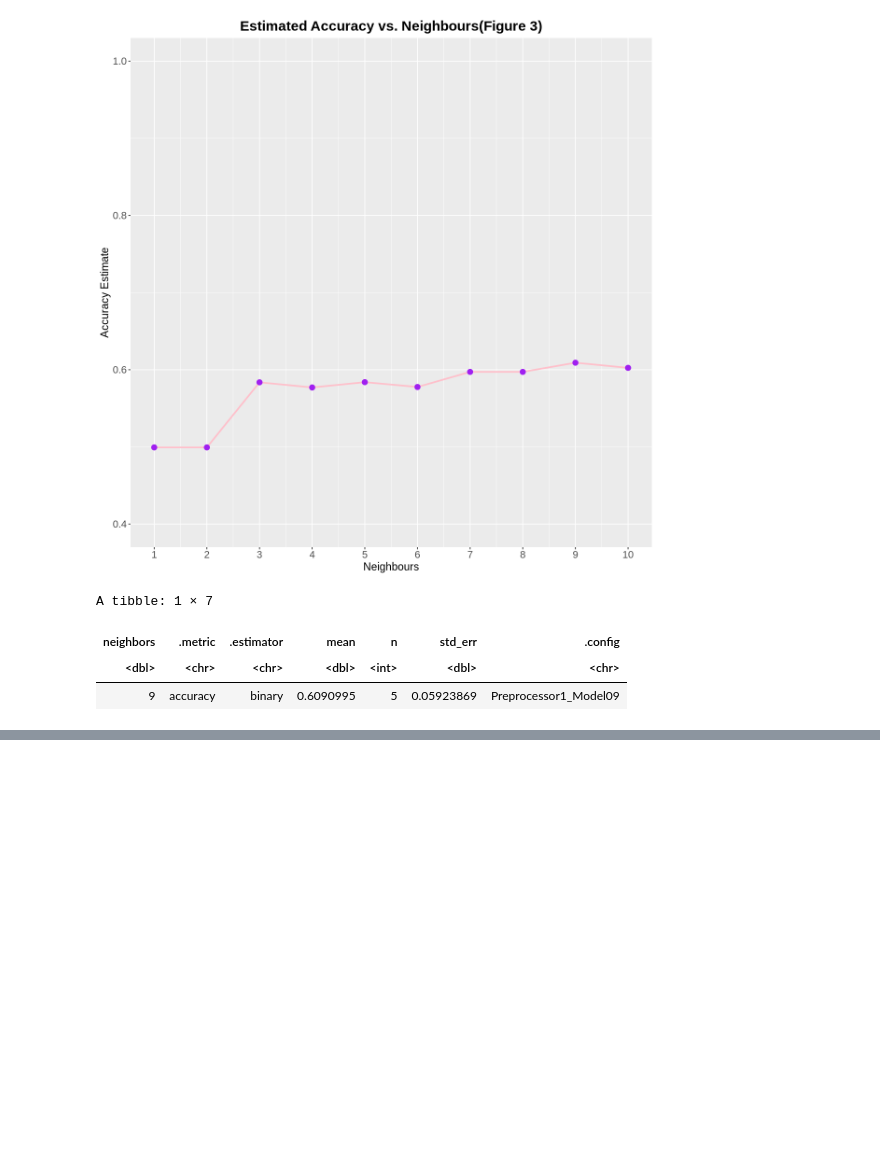
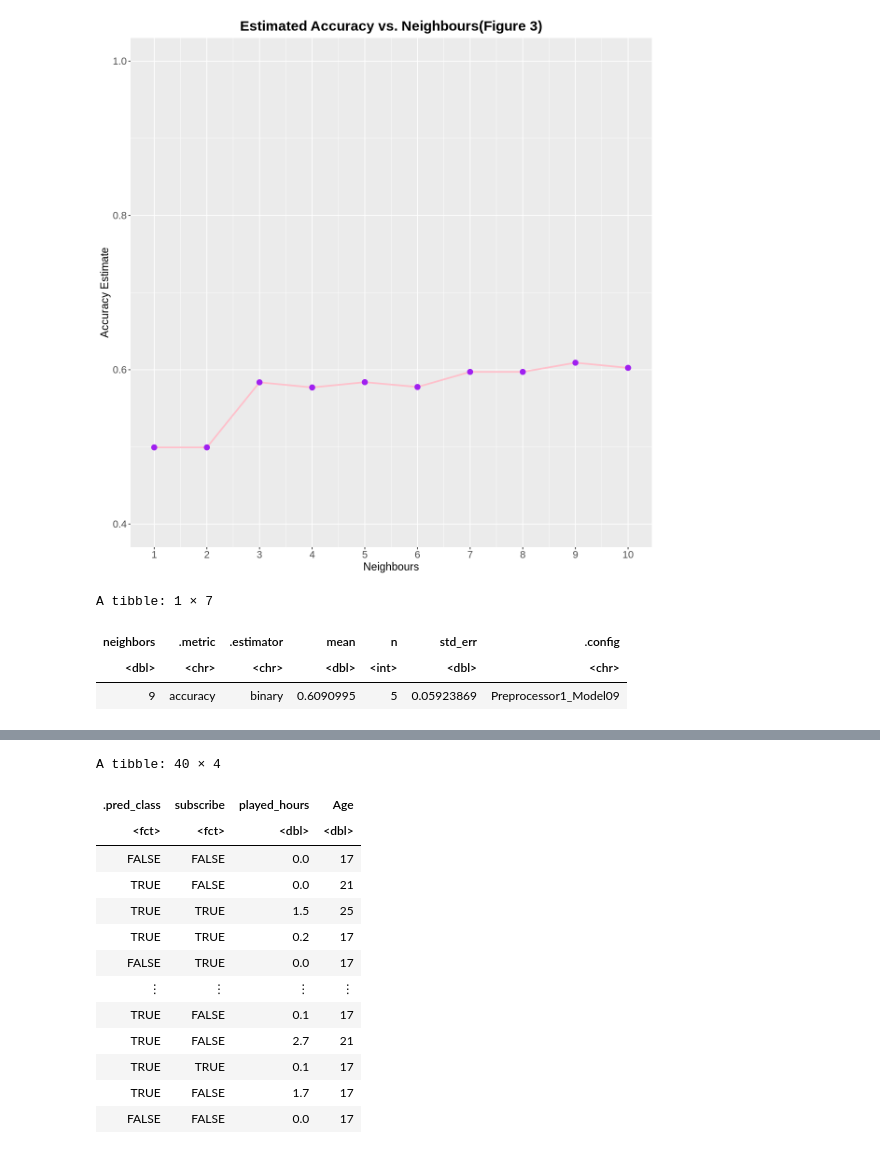
Before and after one commit to haileynelson05/dsci-minecraft-project, a Jupyter notebook: Minecraftproject.ipynb, the cells around one changed output, grey strips where cells are left out. Cells and saved outputs as stored; diff of their text form; code cells hidden in the pictures; blank space fills up the shorter version.

Commit message:
found prediction and conf_mat

```diff
--- a/Minecraftproject.ipynb
+++ b/Minecraftproject.ipynb
@@ -293,0 +307,6 @@ A tibble: 1 × 7
+# %%
+best_k_fit<-workflow()|>
+add_recipe(subscribe_recipe)|>
+add_model(best_k_spec)|>
+fit(data=training_data)
+best_k_fit
@@ -293,0 +333,18 @@ A tibble: 1 × 7
+# %%
+player_predictions=predict(best_k_fit, testing_data) |> bind_cols(testing_data)
+player_predictions
+# %% [output]
+A tibble: 40 × 4
+| .pred_class | subscribe | played_hours | Age |
+| <fct> | <fct> | <dbl> | <dbl> |
+| FALSE | FALSE | 0.0 | 17 |
+| TRUE | FALSE | 0.0 | 21 |
+| TRUE | TRUE | 1.5 | 25 |
+| TRUE | TRUE | 0.2 | 17 |
+| FALSE | TRUE | 0.0 | 17 |
+| ⋮ | ⋮ | ⋮ | ⋮ |
+| TRUE | FALSE | 0.1 | 17 |
+| TRUE | FALSE | 2.7 | 21 |
+| TRUE | TRUE | 0.1 | 17 |
+| TRUE | FALSE | 1.7 | 17 |
+| FALSE | FALSE | 0.0 | 17 |
```
Also changed, not shown: parts of 4 cells of this notebook.
